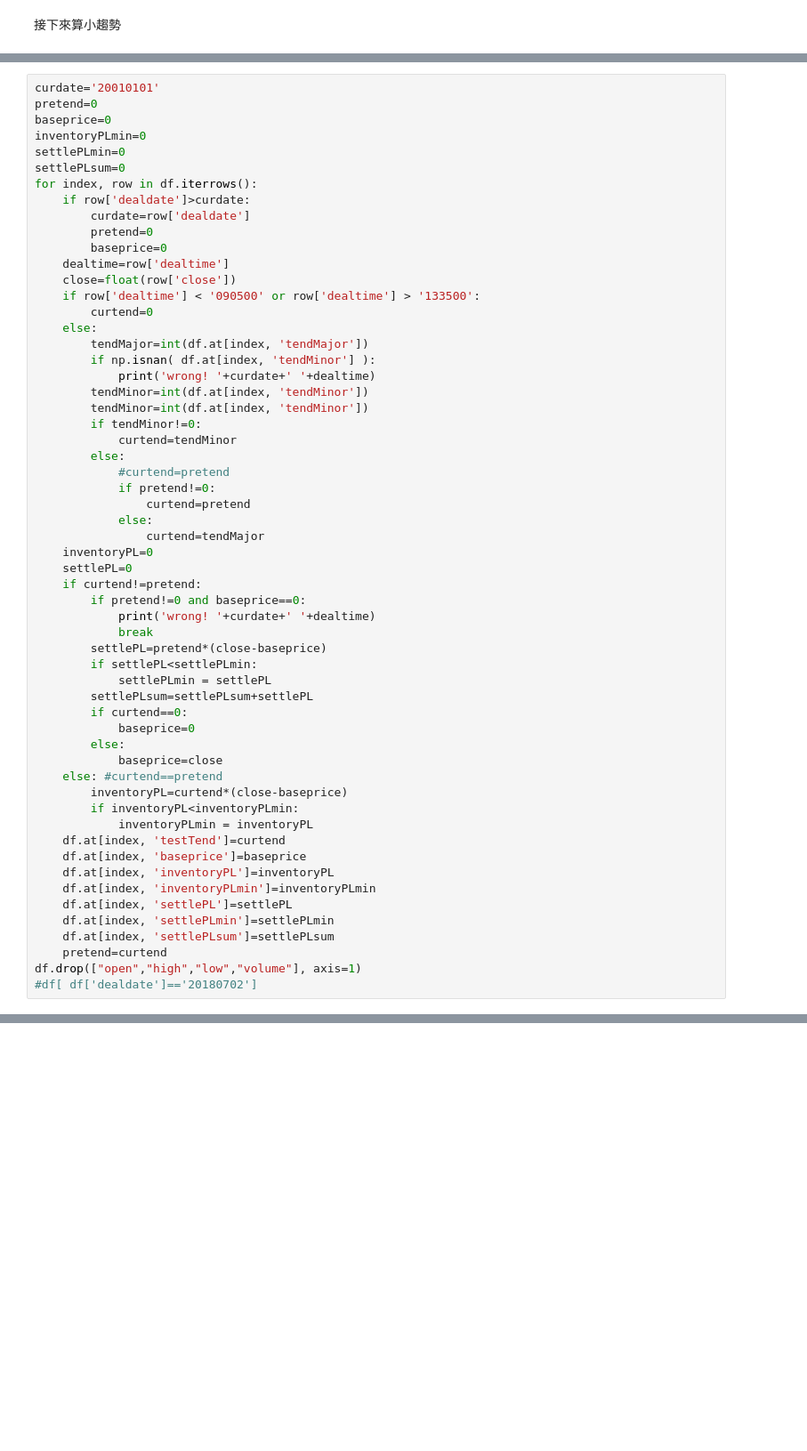
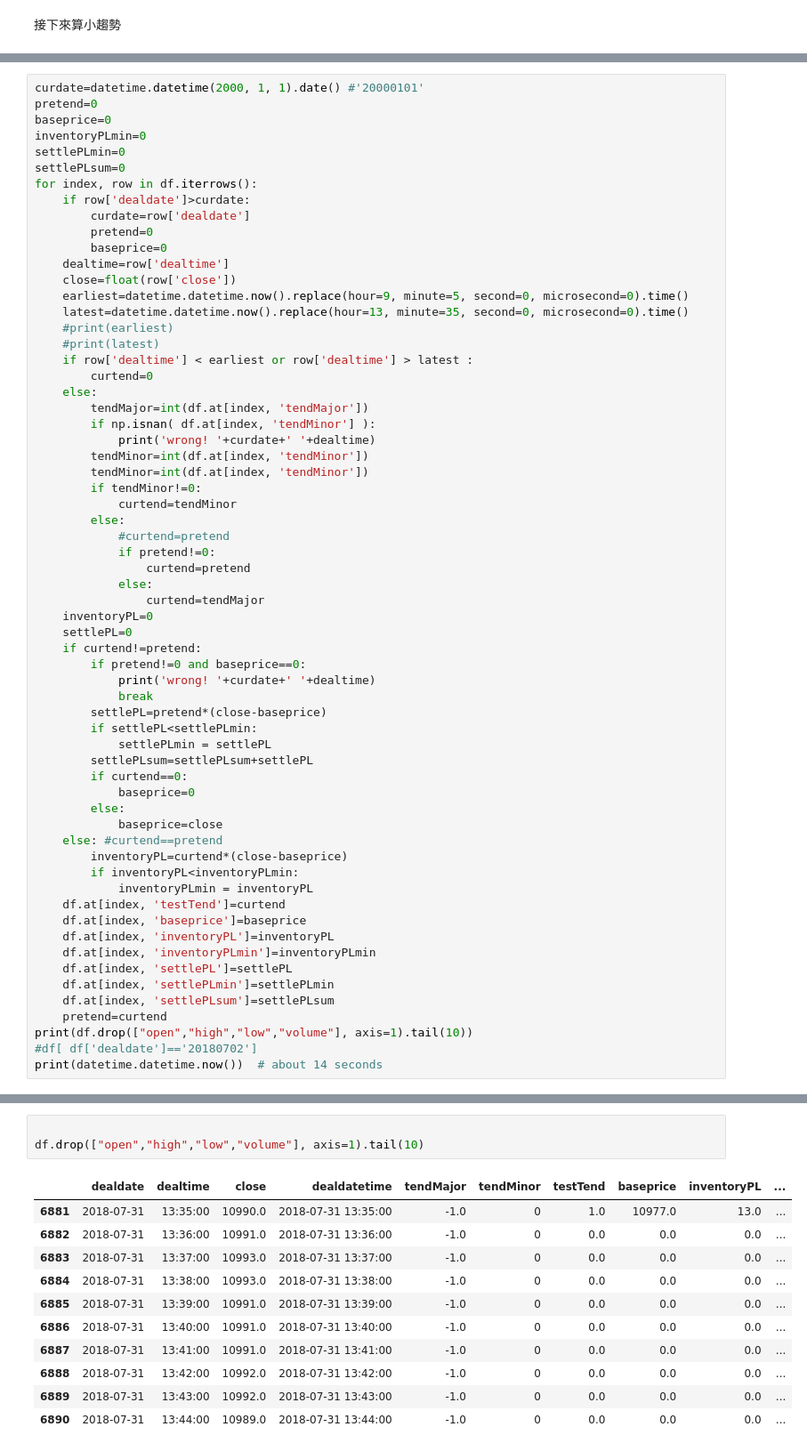
Before and after one commit to maochaokuo/pyKerasGA1, a Jupyter notebook: twfutures1.ipynb, the cells around one changed output, grey strips where cells are left out. Shown: that part at 89% size. Drawn from its saved outputs; the diff is of its cells as text; blank space fills up the shorter version.

```diff
--- a/twfutures1.ipynb
+++ b/twfutures1.ipynb
@@ -267,5 +355,5 @@ l=77864
 # %%
-curdate='20010101'
+curdate=datetime.datetime(2000, 1, 1).date() #'20000101'
 pretend=0
 baseprice=0
 inventoryPLmin=0
@@ -278,7 +366,11 @@ for index, row in df.iterrows():
         baseprice=0
     dealtime=row['dealtime']
     close=float(row['close'])
-    if row['dealtime'] < '090500' or row['dealtime'] > '133500':
+    earliest=datetime.datetime.now().replace(hour=9, minute=5, second=0, microsecond=0).time()
+    latest=datetime.datetime.now().replace(hour=13, minute=35, second=0, microsecond=0).time()
+    #print(earliest)
+    #print(latest)
+    if row['dealtime'] < earliest or row['dealtime'] > latest :
         curtend=0
     else:
         tendMajor=int(df.at[index, 'tendMajor'])
@@ -320,6 +412,7 @@ for index, row in df.iterrows():
     df.at[index, 'settlePLmin']=settlePLmin
     df.at[index, 'settlePLsum']=settlePLsum
     pretend=curtend
-df.drop(["open","high","low","volume"], axis=1)
+print(df.drop(["open","high","low","volume"], axis=1).tail(10))
 #df[ df['dealdate']=='20180702']
+print(datetime.datetime.now())  # about 14 seconds
 # %% [output]
@@ -345,0 +448,15 @@ df.drop(["open","high","low","volume"], axis=1)
+# %%
+
+df.drop(["open","high","low","volume"], axis=1).tail(10)
+# %% [output]
+|  | dealdate | dealtime | close | dealdatetime | tendMajor | tendMinor | testTend | baseprice | inventoryPL | ... |
+| 6881 | 2018-07-31 | 13:35:00 | 10990.0 | 2018-07-31 13:35:00 | -1.0 | 0 | 1.0 | 10977.0 | 13.0 | ... |
+| 6882 | 2018-07-31 | 13:36:00 | 10991.0 | 2018-07-31 13:36:00 | -1.0 | 0 | 0.0 | 0.0 | 0.0 | ... |
+| 6883 | 2018-07-31 | 13:37:00 | 10993.0 | 2018-07-31 13:37:00 | -1.0 | 0 | 0.0 | 0.0 | 0.0 | ... |
+| 6884 | 2018-07-31 | 13:38:00 | 10993.0 | 2018-07-31 13:38:00 | -1.0 | 0 | 0.0 | 0.0 | 0.0 | ... |
+| 6885 | 2018-07-31 | 13:39:00 | 10991.0 | 2018-07-31 13:39:00 | -1.0 | 0 | 0.0 | 0.0 | 0.0 | ... |
+| 6886 | 2018-07-31 | 13:40:00 | 10991.0 | 2018-07-31 13:40:00 | -1.0 | 0 | 0.0 | 0.0 | 0.0 | ... |
+| 6887 | 2018-07-31 | 13:41:00 | 10991.0 | 2018-07-31 13:41:00 | -1.0 | 0 | 0.0 | 0.0 | 0.0 | ... |
+| 6888 | 2018-07-31 | 13:42:00 | 10992.0 | 2018-07-31 13:42:00 | -1.0 | 0 | 0.0 | 0.0 | 0.0 | ... |
+| 6889 | 2018-07-31 | 13:43:00 | 10992.0 | 2018-07-31 13:43:00 | -1.0 | 0 | 0.0 | 0.0 | 0.0 | ... |
+| 6890 | 2018-07-31 | 13:44:00 | 10989.0 | 2018-07-31 13:44:00 | -1.0 | 0 | 0.0 | 0.0 | 0.0 | ... |
```
Also changed, not shown: parts of 30 cells of this notebook.
